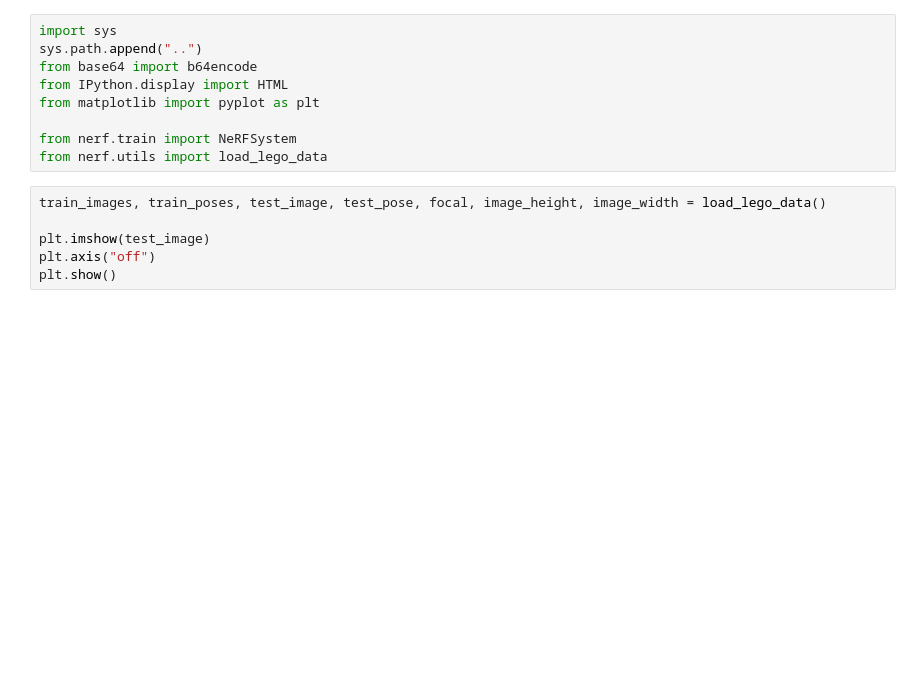
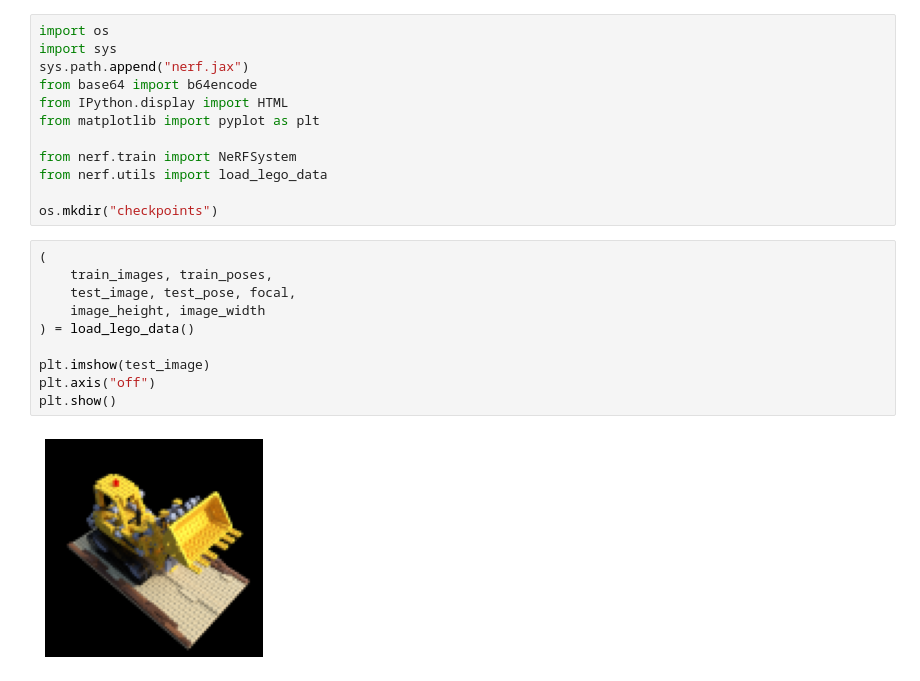
Before and after one commit to soumik12345/nerf.jax, a Jupyter notebook: notebooks/nerf_demo.ipynb, the cells around one changed output. Drawn from its saved outputs; the diff is of its cells as text; blank space fills up the shorter version.

```diff
--- a/notebooks/nerf_demo.ipynb
+++ b/notebooks/nerf_demo.ipynb
@@ -3,18 +15,27 @@
 # %%
+import os
 import sys
-sys.path.append("..")
+sys.path.append("nerf.jax")
 from base64 import b64encode
 from IPython.display import HTML
 from matplotlib import pyplot as plt
 
 from nerf.train import NeRFSystem
 from nerf.utils import load_lego_data
+
+os.mkdir("checkpoints")
 # %%
-train_images, train_poses, test_image, test_pose, focal, image_height, image_width = load_lego_data()
+(
+    train_images, train_poses,
+    test_image, test_pose, focal,
+    image_height, image_width
+) = load_lego_data()
 
 plt.imshow(test_image)
 plt.axis("off")
 plt.show()
+# %% [output]
+[figure, added]
 # %%
 nerf_system = NeRFSystem(train_images.shape[1], train_images.shape[2], focal)
 nerf_system.compile(5e-4, train_poses, test_pose)
```
Also changed, not shown: parts of 6 cells of this notebook.
